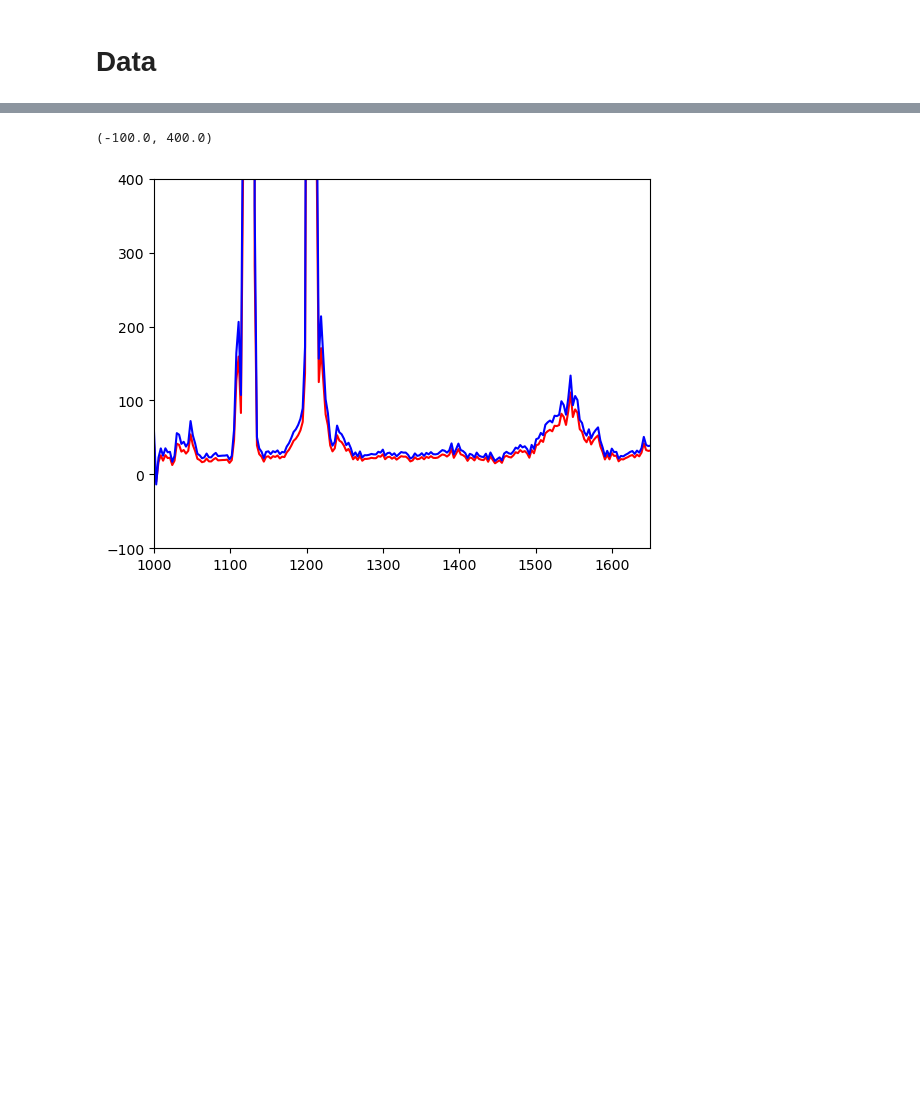
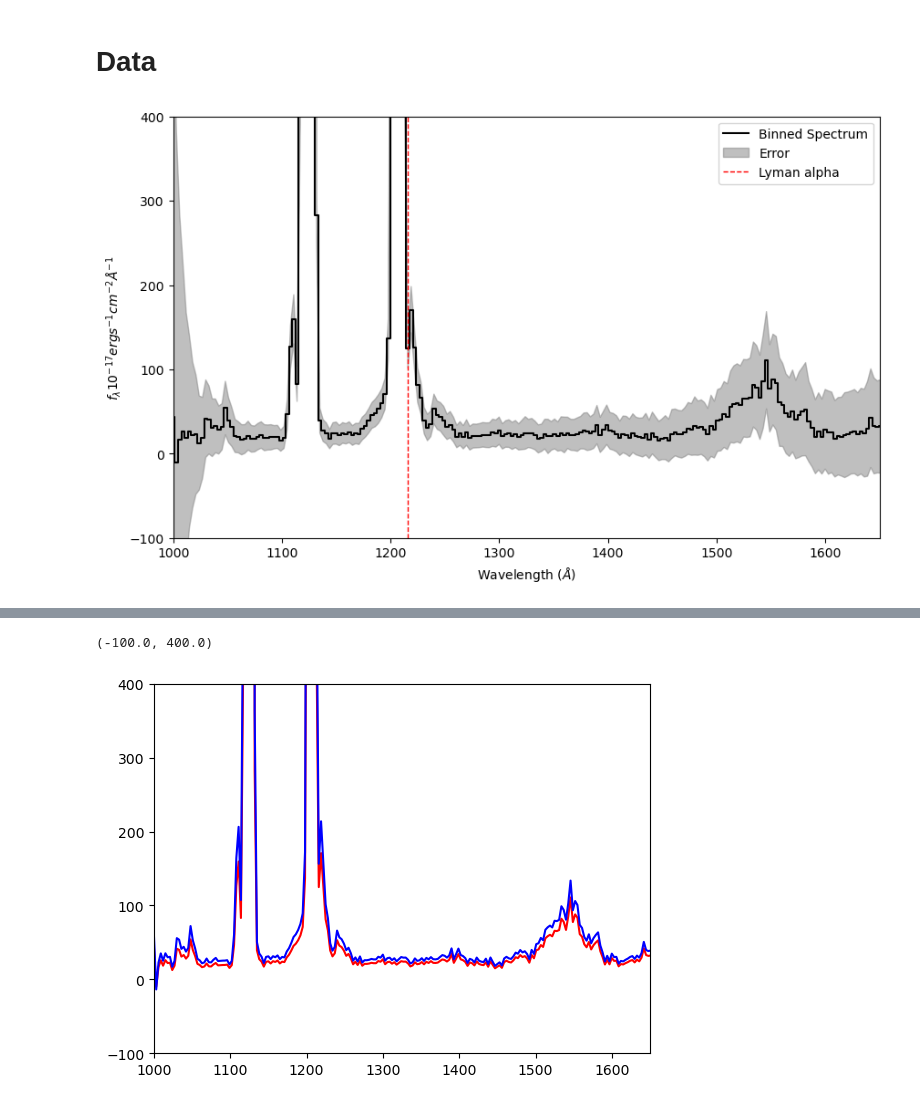
Before and after one commit to seratsaad/ticktock, a Jupyter notebook: Spectral Decomposition - UV.ipynb, the cells around one changed output, grey strips where cells are left out. Saved outputs shown, nothing was run; the diff lists cells and outputs as text; code cells hidden in the pictures; blank space fills up the shorter version.

```diff
--- a/Spectral Decomposition - UV.ipynb
+++ b/Spectral Decomposition - UV.ipynb
@@ -44,4 +48,45 @@ for original, new in zip(original_colnames, column_names):
     t.rename_column(original, new)
 
 t.sort('Wavelength')
+# %%
+z = 0.081
+
+
+bin_width = 3
+
+bins = np.arange(min(t["Wavelength"]), max(t["Wavelength"]) + bin_width, bin_width)
+bin_centers = 0.5 * (bins[:-1] + bins[1:])
+
+indices = np.digitize(t["Wavelength"], bins)
+
+binned_wl = []
+binned_flux = []
+binned_flux_err = []
+
+
+for i in range(1, len(bins)):
+    in_bin = indices == i
+    if np.any(in_bin):
+        binned_wl.append(np.mean(t["Wavelength"][in_bin]))
+        binned_flux.append(np.mean(t["F_lambda"][in_bin]))
+        binned_flux_err.append(np.mean(t["e_F_lambda"][in_bin]))
+    else:
+        pass
+
+binned_wl = np.array(binned_wl)
+binned_flux = np.array(binned_flux)
+binned_flux_err = np.array(binned_flux_err)
+
+plt.figure(figsize=(10, 6))
+plt.plot(binned_wl, binned_flux, label='Binned Spectrum', color="black", drawstyle='steps-mid')
+plt.fill_between(binned_wl, binned_flux - binned_flux_err, binned_flux + binned_flux_err, color='gray', alpha=0.5, label='Error')
+plt.axvline(x=1216, color='r', linestyle='--', linewidth=1, label="Lyman alpha")
+plt.xlabel("Wavelength ($\AA$)")
+plt.ylabel("$f_{\lambda} 10^{-17} erg s^{-1} cm^{-2} \AA^{-1}$")
+plt.xlim(1000, 1650)
+plt.ylim(-100, 400)
+plt.legend()
+plt.show()
+# %% [output]
+[figure, added]
 # %%
```
Also changed, not shown: parts of 10 cells of this notebook.
